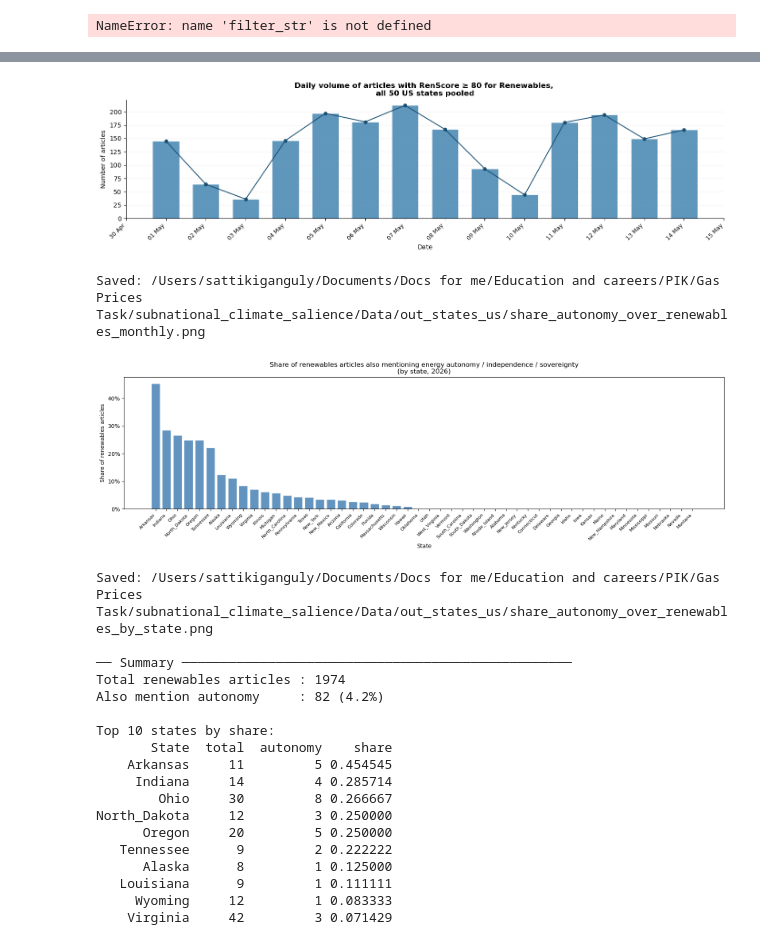
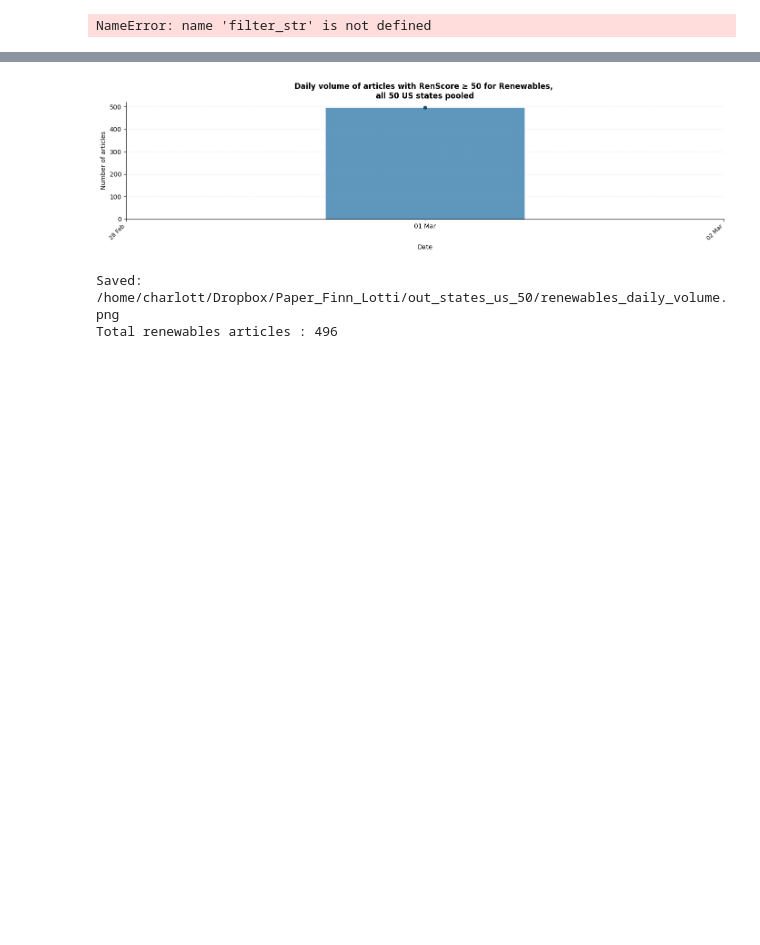
Before and after one commit to bezisch/regional_discourse_indices, a Jupyter notebook: Data/regional_discourse_indices.ipynb, the cells around one changed output, grey strips where cells are left out. Saved outputs shown, nothing was run; the diff lists cells and outputs as text; code cells hidden in the pictures; blank space fills up the shorter version.

```diff
--- a/Data/regional_discourse_indices.ipynb
+++ b/Data/regional_discourse_indices.ipynb
@@ -155,21 +155,21 @@ US_STATES = [
 ]
 
 # === FETCH: renewables-only denominator ===
-# Saves to in_states_us_ren/ — one subfolder per state.
+# Saves to in_states_us_50/ — one subfolder per state.
 # Already-fetched states are skipped automatically.
 
-BASE_REN = os.path.join(os.path.abspath(''), 'in_states_us_ren')
+BASE_REN = os.path.join(os.path.abspath(''), 'in_states_us_50')
 os.makedirs(BASE_REN, exist_ok=True)
 
 # Reuse the same date filter and top-value from the main fetch above
 filter_str_ren = ("Language eq LexisNexis.ServicesApi.Language'English' "
-                  "and Date ge 2026-05-01 and Date le 2026-05-14")
+                  "and Date ge 2022-03-01 and Date le 2022-03-01")
 top_ren = 50
 
 def fetch_renewables_only(state_term, state_label, filt, top):
     """Fetch all pages of the renewables-only query for one state."""
     ren_query = (
-        'term("RENEWABLE ENERGY INDUSTRY")'
+        'term("RENEWABLE ENERGY INDUSTRY")' # potentially replace by WIND ENERGY, SOLAR ENERGY
         ' AND term("' + state_term + '")'
     )
     state_subfolder = os.path.join(BASE_REN, state_label)
@@ -202,10 +202,6 @@ def fetch_renewables_only(state_term, state_label, filt, top):
 
 for state_term, state_label in US_STATES:
     state_subfolder = os.path.join(BASE_REN, state_label)
-    existing = glob.glob(os.path.join(state_subfolder, '*.json'))
-    if existing:
-        print(f'  Skipping {state_label} ({len(existing)} file(s) already present)')
-        continue
     print(f'\n{"="*50}\n  Fetching renewables-only: {state_term}\n{"="*50}')
     t = threading.Thread(target=fetch_renewables_only,
                          args=(state_term, state_label, filter_str_ren, top_ren))
@@ -369,7 +396,7 @@ Renewables-only articles loaded : 1974
 import matplotlib.ticker as mticker
 import matplotlib.dates as mdates
 
-OUT_DIR = os.path.join(os.path.abspath(''), 'out_states_us')
+OUT_DIR = os.path.join(os.path.abspath(''), 'out_states_us_50')
 os.makedirs(OUT_DIR, exist_ok=True)
 
 if df_ren.empty:
@@ -388,83 +415,35 @@ else:
  fig, ax = plt.subplots(figsize=(14, 4))
  ax.bar(daily['dt'], daily['count'],
         width=pd.Timedelta(hours=16),
         color='#4C8BB5', edgecolor='white', linewidth=0.4, alpha=0.9)
  ax.plot(daily['dt'], daily['count'],
          color='#1a4f72', linewidth=1.4, zorder=3)
  ax.scatter(daily['dt'], daily['count'],
             color='#1a4f72', s=25, zorder=4)
  ax.set_xlabel('Date', fontsize=10)
  ax.set_ylabel('Number of articles', fontsize=10)
  ax.set_title(
-     'Daily volume of articles with RenScore ≥ 80 for Renewables, \n'
+     'Daily volume of articles with RenScore ≥ 50 for Renewables, \n'
      'all 50 US states pooled',
      fontsize=12, fontweight='bold'
  )
  ax.xaxis.set_major_formatter(mdates.DateFormatter('%d %b'))
  ax.xaxis.set_major_locator(mdates.DayLocator(interval=1))
  plt.setp(ax.xaxis.get_majorticklabels(), rotation=45, ha='right', fontsize=9)
  ax.set_xlim(daily['dt'].min() - pd.Timedelta(days=1),
              daily['dt'].max() + pd.Timedelta(days=1))
  ax.set_ylim(bottom=0)
  ax.grid(axis='y', linestyle=':', alpha=0.4)
  ax.spines['top'].set_visible(False)
  ax.spines['right'].set_visible(False)
  plt.tight_layout()
- p1 = os.path.join(OUT_DIR, 'share_autonomy_over_renewables_monthly.png')
+ p1 = os.path.join(OUT_DIR, 'renewables_daily_volume.png')
  plt.savefig(p1, dpi=150, bbox_inches='tight')
  plt.show()
  print('Saved:', p1)
 
- # ── 2. State-level bar chart ──────────────────────────────────────────────
- state_share = (
-     df_ren.groupby('State')
-     .agg(total=('has_autonomy', 'count'), autonomy=('has_autonomy', 'sum'))
-     .assign(share=lambda d: d['autonomy'] / d['total'])
-     .sort_values('share', ascending=False)
-     .reset_index()
- )
-
- fig2, ax2 = plt.subplots(figsize=(16, 5))
- bars = ax2.bar(state_share['State'], state_share['share'],
-                color='steelblue', edgecolor='white', alpha=0.85)
- ax2.yaxis.set_major_formatter(mticker.PercentFormatter(xmax=1, decimals=0))
- ax2.set_xlabel('State')
- ax2.set_ylabel('Share of renewables articles')
- ax2.set_title(
-     'Share of renewables articles also mentioning energy autonomy / independence / sovereignty\n'
-     '(by state, 2026)'
- )
- plt.xticks(rotation=45, ha='right', fontsize=8)
- plt.tight_layout()
- p2 = os.path.join(OUT_DIR, 'share_autonomy_over_renewables_by_state.png')
- plt.savefig(p2, dpi=150, bbox_inches='tight')
- plt.show()
- print('Saved:', p2)
-
- print('\n── Summary ──────────────────────────────────────────────────')
  print(f'Total renewables articles : {len(df_ren)}')
- print(f'Also mention autonomy     : {int(df_ren["has_autonomy"].sum())} ({100*df_ren["has_autonomy"].mean():.1f}%)')
- print('\nTop 10 states by share:')
- print(state_share.head(10)[['State', 'total', 'autonomy', 'share']].to_string(index=False))
 # %% [output]
-[figure, old version]
+[figure, new version]
-Saved: /Users/sattikiganguly/Documents/Docs for me/Education and careers/PIK/Gas Prices Task/subnational_climate_salience/Data/out_states_us/share_autonomy_over_renewables_monthly.png
+Saved: /home/charlott/Dropbox/Paper_Finn_Lotti/out_states_us_50/renewables_daily_volume.png
+Total renewables articles : 496
-[figure, removed]
-Saved: /Users/sattikiganguly/Documents/Docs for me/Education and careers/PIK/Gas Prices Task/subnational_climate_salience/Data/out_states_us/share_autonomy_over_renewables_by_state.png
-
-── Summary ──────────────────────────────────────────────────
-Total renewables articles : 1974
-Also mention autonomy     : 82 (4.2%)
-
-Top 10 states by share:
-       State  total  autonomy    share
-    Arkansas     11         5 0.454545
-     Indiana     14         4 0.285714
-        Ohio     30         8 0.266667
-North_Dakota     12         3 0.250000
-      Oregon     20         5 0.250000
-   Tennessee      9         2 0.222222
-      Alaska      8         1 0.125000
-   Louisiana      9         1 0.111111
-     Wyoming     12         1 0.083333
-    Virginia     42         3 0.071429
```
Also changed, not shown: parts of 6 cells of this notebook.
